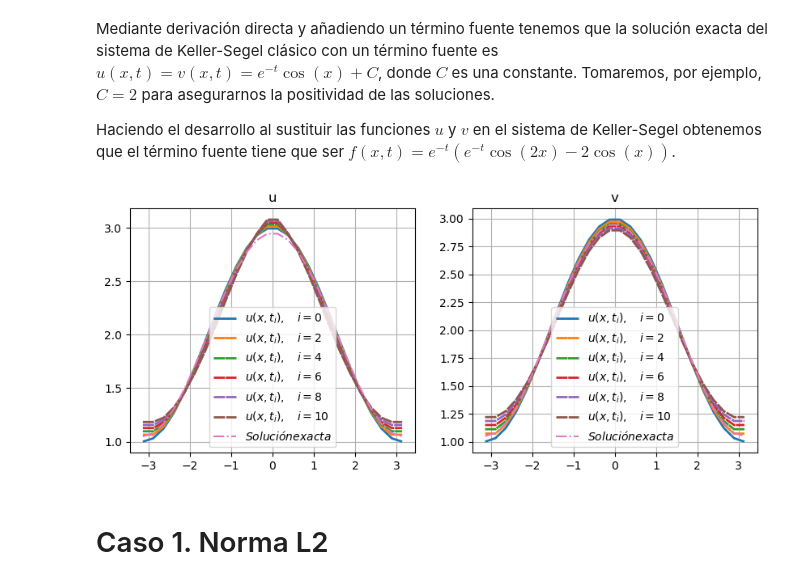
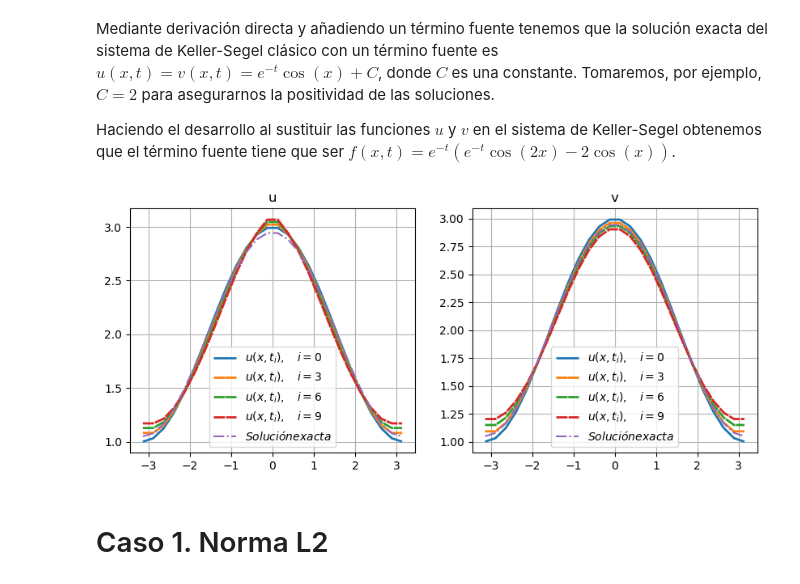
Before and after one commit to rrgalvan/keller-segel-schemes, a Jupyter notebook: Diferencias-finitas/Caso-4_Coge_todos_puntos/Keller-Segel 1D-Caso4-Copy3.ipynb, the cells around one changed output. Cells and saved outputs as stored; diff of their text form; code cells hidden in the pictures.

```diff
--- a/Diferencias-finitas/Caso-4_Coge_todos_puntos/Keller-Segel 1D-Caso4-Copy3.ipynb
+++ b/Diferencias-finitas/Caso-4_Coge_todos_puntos/Keller-Segel 1D-Caso4-Copy3.ipynb
@@ -660,36 +660,36 @@ NX = 25
 X0 = -np.pi
 X1 = np.pi
 x, u, v = ks_progres_1d(f, u_init=u_gauss, v_init=v_gauss,
                                     nx_intervals=NX, nt_intervals=NT,
                                     a=X0, b=X1, T=Tmax, nu=1, verbosity=0, k1=1, k2=1)
 
 
 mpl.figure(figsize=(10, 4))
 
 # Gráfica de u ------------
 mpl.subplot(1, 2, 1)
 mpl.title("u")
 for i in range(NT+1):
-    if i%2 == 0: # Resto de la división 0 (pintar una de cada 5)
+    if i%3 == 0: # Resto de la división 0 (pintar una de cada 5)
         my_plot(x, u[i], i, dash_scale=20)
 mpl.plot(x, u_exacta(x,Tmax), "-.", label="$Solución \t exacta$")
 mpl.grid()
 mpl.legend()
 
 # Gráfica de v ------------
 mpl.subplot(1, 2, 2)
 mpl.title("v")
 for i in range(NT+1):
-    if i%2== 0: # Resto de la división 0 (pintar una de cada n)
+    if i%3== 0: # Resto de la división 0 (pintar una de cada n)
         my_plot(x, v[i], i, dash_scale=20)
 mpl.plot(x, v_exacta(x,Tmax), "-.", label="$Solución \t exacta$")
 mpl.grid()
 mpl.legend()
 
 
 print()
 # %% [output]
-[figure, old version]
+[figure, new version]
 # %% [markdown]
 # Caso 1. Norma L2
 # %% [markdown]
```
